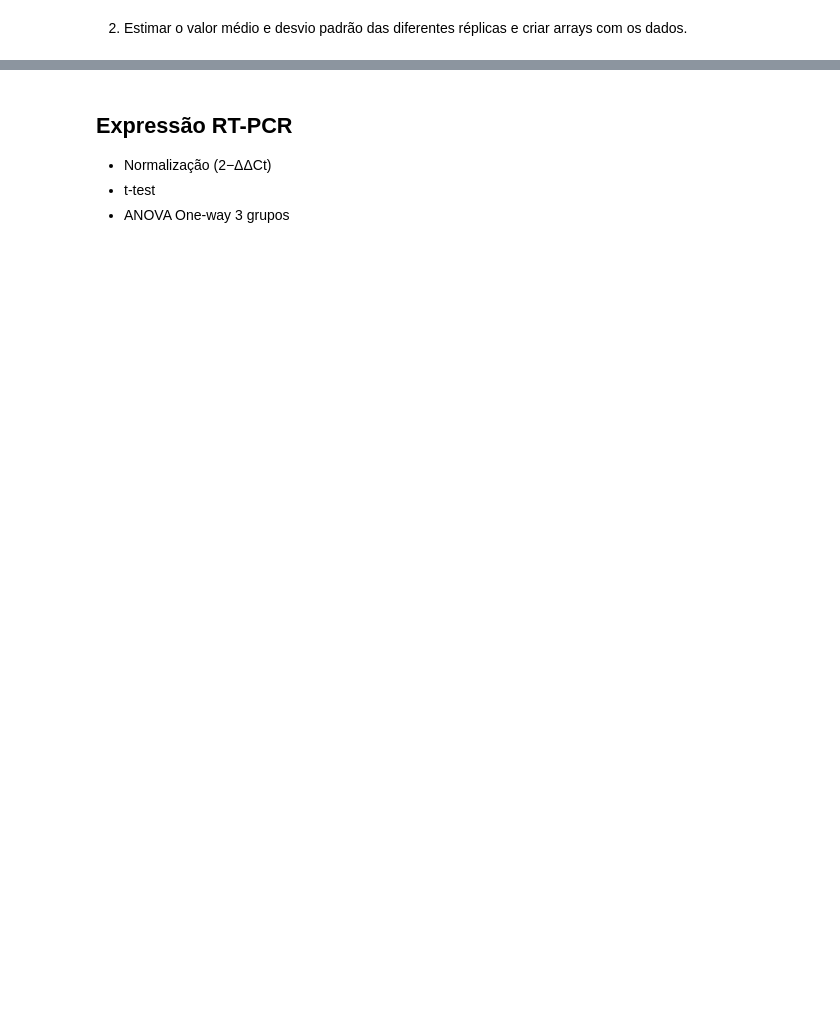
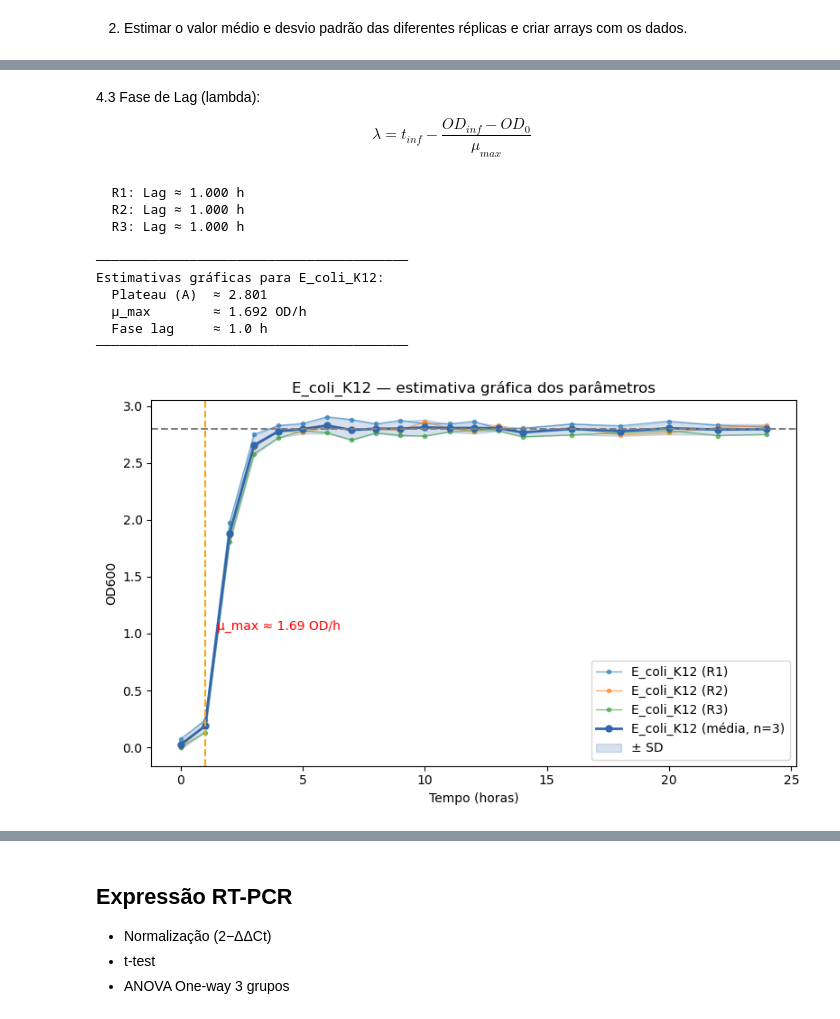
Before and after one commit to SaraBSalazar/courses, a Jupyter notebook: PALOP_2026/Aula_0/Aula_Bioinformática_0.ipynb, the cells around one changed output, grey strips where cells are left out. Drawn from its saved outputs; the diff is of its cells as text; code cells hidden in the pictures; blank space fills up the shorter version.

```diff
--- a/PALOP_2026/Aula_0/Aula_Bioinformática_0.ipynb
+++ b/PALOP_2026/Aula_0/Aula_Bioinformática_0.ipynb
@@ -205 +247,36 @@ print(f"{'─'*40}")
+# %% [markdown]
+4.3 Fase de Lag (lambda):
+$$\lambda = t_{inf} - \frac{OD_{inf} - OD_0}{\mu_{max}}$$
+# %%
+threshold = od_mean[0] + 0.1 # OD inicial + margem para ignorar ruído
+lam_estimado = time_array[od_mean > threshold][0] # primeiro tempo onde OD ultrapassa o threshold
+
+# calcular lam para cada réplica individualmente
+for _, row in df_estirpe_time.iterrows():
+    od_rep  = row.values.astype(float) # extrair os valores de OD da réplica
+    lam_rep = time_array[od_rep > od_rep[0] + 0.1][0] # primeiro tempo onde OD ultrapassa o threshold
+    print(f"  {df_estirpe.loc[_, 'Replicate']}: Lag ≈ {lam_rep:.3f} h")
+
+ax.axvline(lam_estimado, color="orange", linestyle="--", label=f"Lag ≈ {lam_estimado:.1f}h") # representar graficamente
+
+print(f"\n{'─'*40}")
+print(f"Estimativas gráficas para {estirpe}:")
+print(f"  Plateau (A)  ≈ {A_estimado:.3f}")
+print(f"  μ_max        ≈ {mu_estimado:.3f} OD/h")
+print(f"  Fase lag     ≈ {lam_estimado:.1f} h")
+print(f"{'─'*40}")
+display(fig)
+plt.close()
+# %% [output]
+  R1: Lag ≈ 1.000 h
+  R2: Lag ≈ 1.000 h
+  R3: Lag ≈ 1.000 h
+
+────────────────────────────────────────
+Estimativas gráficas para E_coli_K12:
+  Plateau (A)  ≈ 2.801
+  μ_max        ≈ 1.692 OD/h
+  Fase lag     ≈ 1.0 h
+────────────────────────────────────────
+[figure, added]
 # %%
```
Also changed, not shown: parts of 25 cells of this notebook.
